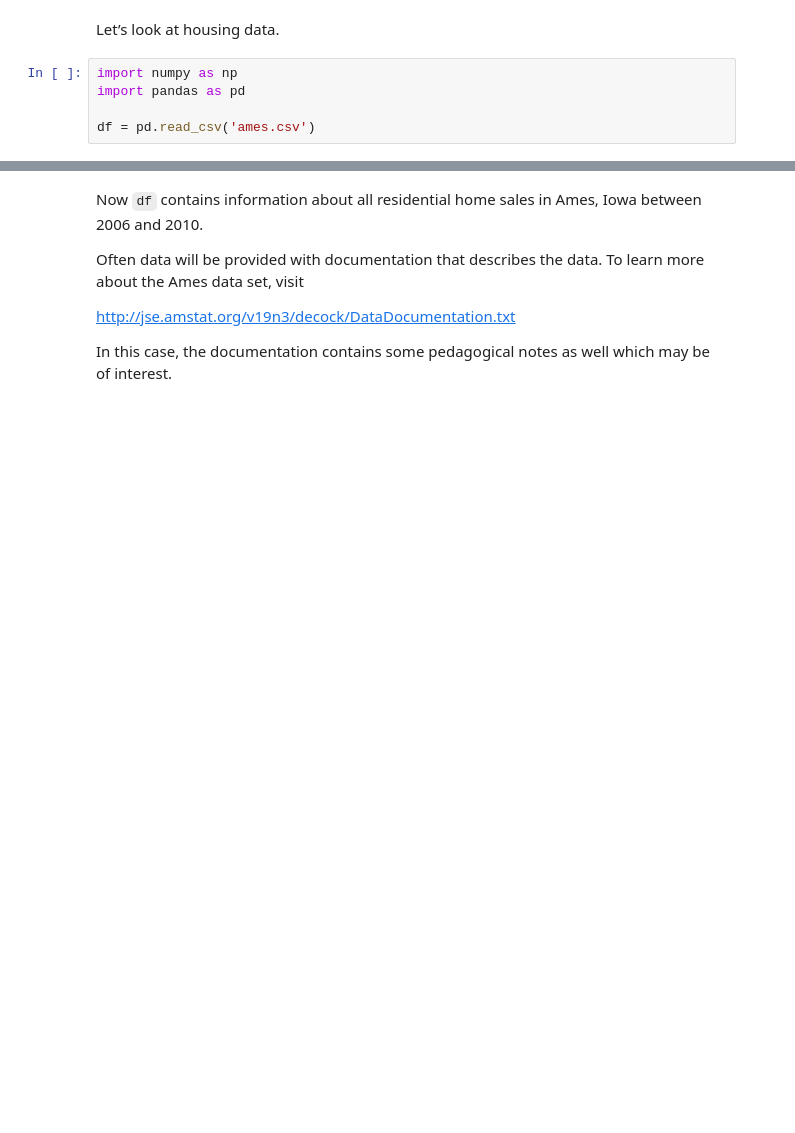
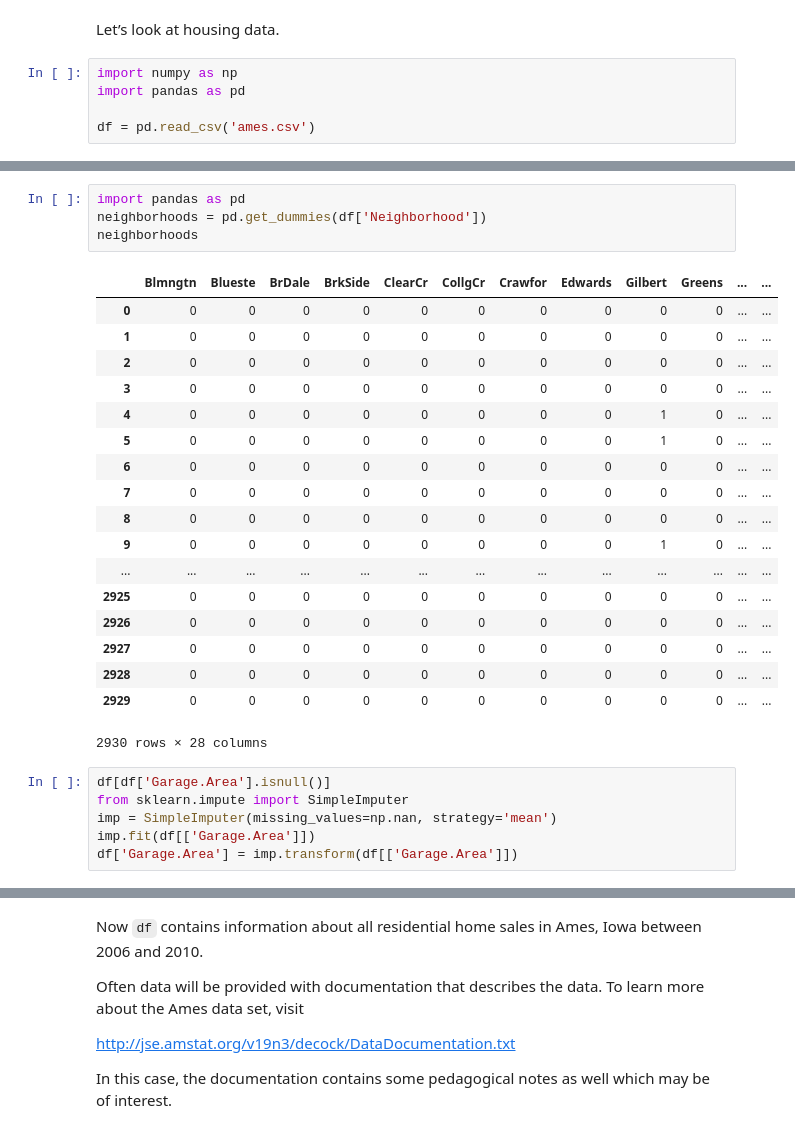
Before and after one commit to kisonecat/data-bootcamp, a Jupyter notebook: week2/14ames.ipynb, the cells around one changed output, grey strips where cells are left out. Drawn from its saved outputs; the diff is of its cells as text; blank space fills up the shorter version.

```diff
--- a/week2/14ames.ipynb
+++ b/week2/14ames.ipynb
@@ -9,0 +62,29 @@ df = pd.read_csv('ames.csv')
+# %%
+import pandas as pd
+neighborhoods = pd.get_dummies(df['Neighborhood'])
+neighborhoods
+# %% [output]
+|  | Blmngtn | Blueste | BrDale | BrkSide | ClearCr | CollgCr | Crawfor | Edwards | Gilbert | Greens | ... | ... |
+| 0 | 0 | 0 | 0 | 0 | 0 | 0 | 0 | 0 | 0 | 0 | ... | ... |
+| 1 | 0 | 0 | 0 | 0 | 0 | 0 | 0 | 0 | 0 | 0 | ... | ... |
+| 2 | 0 | 0 | 0 | 0 | 0 | 0 | 0 | 0 | 0 | 0 | ... | ... |
+| 3 | 0 | 0 | 0 | 0 | 0 | 0 | 0 | 0 | 0 | 0 | ... | ... |
+| 4 | 0 | 0 | 0 | 0 | 0 | 0 | 0 | 0 | 1 | 0 | ... | ... |
+| 5 | 0 | 0 | 0 | 0 | 0 | 0 | 0 | 0 | 1 | 0 | ... | ... |
+| 6 | 0 | 0 | 0 | 0 | 0 | 0 | 0 | 0 | 0 | 0 | ... | ... |
+| 7 | 0 | 0 | 0 | 0 | 0 | 0 | 0 | 0 | 0 | 0 | ... | ... |
+| 8 | 0 | 0 | 0 | 0 | 0 | 0 | 0 | 0 | 0 | 0 | ... | ... |
+| 9 | 0 | 0 | 0 | 0 | 0 | 0 | 0 | 0 | 1 | 0 | ... | ... |
+| ... | ... | ... | ... | ... | ... | ... | ... | ... | ... | ... | ... | ... |
+| 2925 | 0 | 0 | 0 | 0 | 0 | 0 | 0 | 0 | 0 | 0 | ... | ... |
+| 2926 | 0 | 0 | 0 | 0 | 0 | 0 | 0 | 0 | 0 | 0 | ... | ... |
+| 2927 | 0 | 0 | 0 | 0 | 0 | 0 | 0 | 0 | 0 | 0 | ... | ... |
+| 2928 | 0 | 0 | 0 | 0 | 0 | 0 | 0 | 0 | 0 | 0 | ... | ... |
+| 2929 | 0 | 0 | 0 | 0 | 0 | 0 | 0 | 0 | 0 | 0 | ... | ... |
+2930 rows × 28 columns
+# %%
+df[df['Garage.Area'].isnull()]
+from sklearn.impute import SimpleImputer
+imp = SimpleImputer(missing_values=np.nan, strategy='mean')
+imp.fit(df[['Garage.Area']])
+df['Garage.Area'] = imp.transform(df[['Garage.Area']])
```
Also changed, not shown: parts of 8 cells of this notebook.
